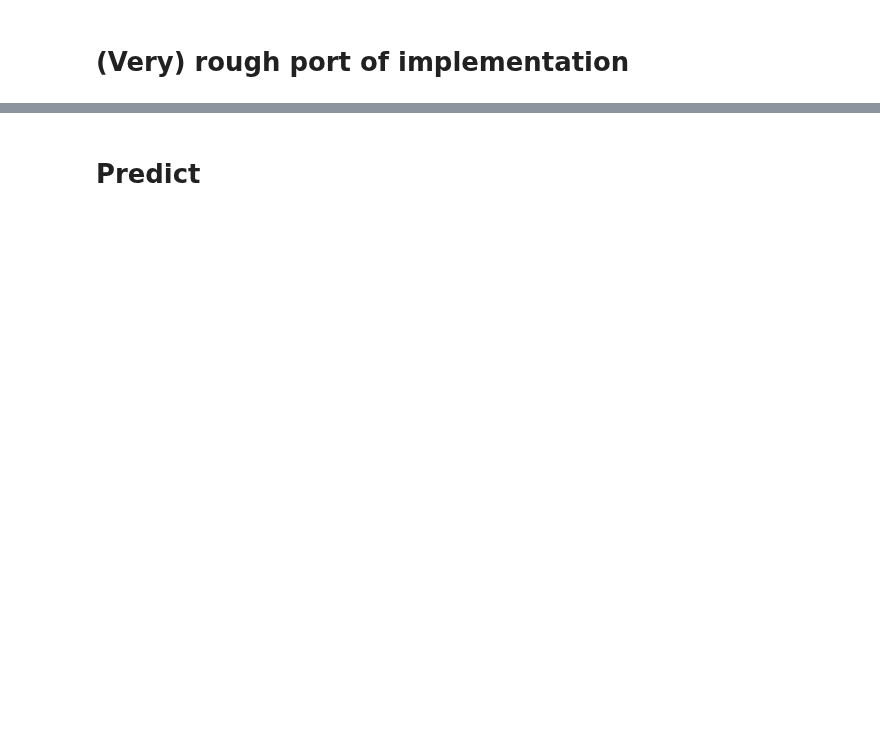
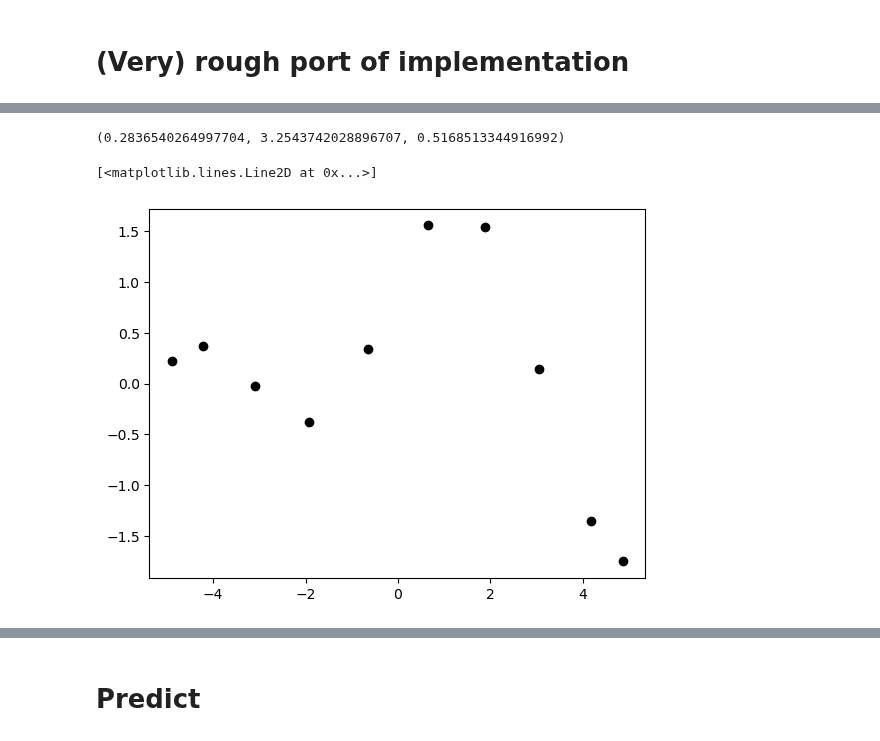
Before and after one commit to jessegrabowski/pymc-extras, a Jupyter notebook: notebooks/gpjax-ssgp-port.ipynb, the cells around one changed output, grey strips where cells are left out. Saved outputs shown, nothing was run; the diff lists cells and outputs as text; code cells hidden in the pictures; blank space fills up the shorter version.

```diff
--- a/notebooks/gpjax-ssgp-port.ipynb
+++ b/notebooks/gpjax-ssgp-port.ipynb
@@ -540,9 +417,9 @@ schedule = ox.warmup_cosine_decay_schedule(
 
 batch_size = 500
 
-optimizer = optax.adam(learning_rate=schedule)
+optimizer = optax.adam(learning_rate=3e-5)
 training_step = make_training_step_fn(model, loss, optimizer, batch_size=batch_size)
-
+"""
 params = dict(
     eta_log_=-1.0,
     ell_log_=-1.0,
@@ -552,6 +429,15 @@ params = dict(
     # variational_root_covariance=np.eye(n_inducing),
 )
 params["vrc_cholesky_cov_packed_"] = np.zeros((n_inducing * (n_inducing - 1) // 2) + n_inducing)
+"""
+initial_point = model.initial_point()
+initial_point["inducing_inputs"] = z
+initial_point["ell_log__"] = 1.0
+initial_point["eta_log__"] = 1.0
+initial_point["sigma_log__"] = 1.0
+
+params = tuple(initial_point.values())
+
 optimizer_state = optimizer.init(params)
 
 ## for use with pmap (:6, thats 6 CPUs)
@@ -615,0 +538,17 @@ plt.plot(np.convolve(kernel, loss_history, mode="valid"));
+# %%
+sigma = np.exp(-1.26)
+eta = np.exp(1.18)
+ell = np.exp(-0.66)
+
+sigma, eta, ell
+# %% [output]
+(0.2836540264997704, 3.2543742028896707, 0.5168513344916992)
+# %%
+chol = pm.expand_packed_triangular(10, np.asarray(result_dict["vrc_cholesky-cov-packed__"]), lower=True)
+K = (chol @ chol.T).eval()
+
+
+plt.plot(result_dict["inducing_inputs"], result_dict['variational_mean'], "ok")
+# %% [output]
+[<matplotlib.lines.Line2D at 0x...>]
+[figure, added]
```
Also changed, not shown: parts of 61 cells of this notebook.
